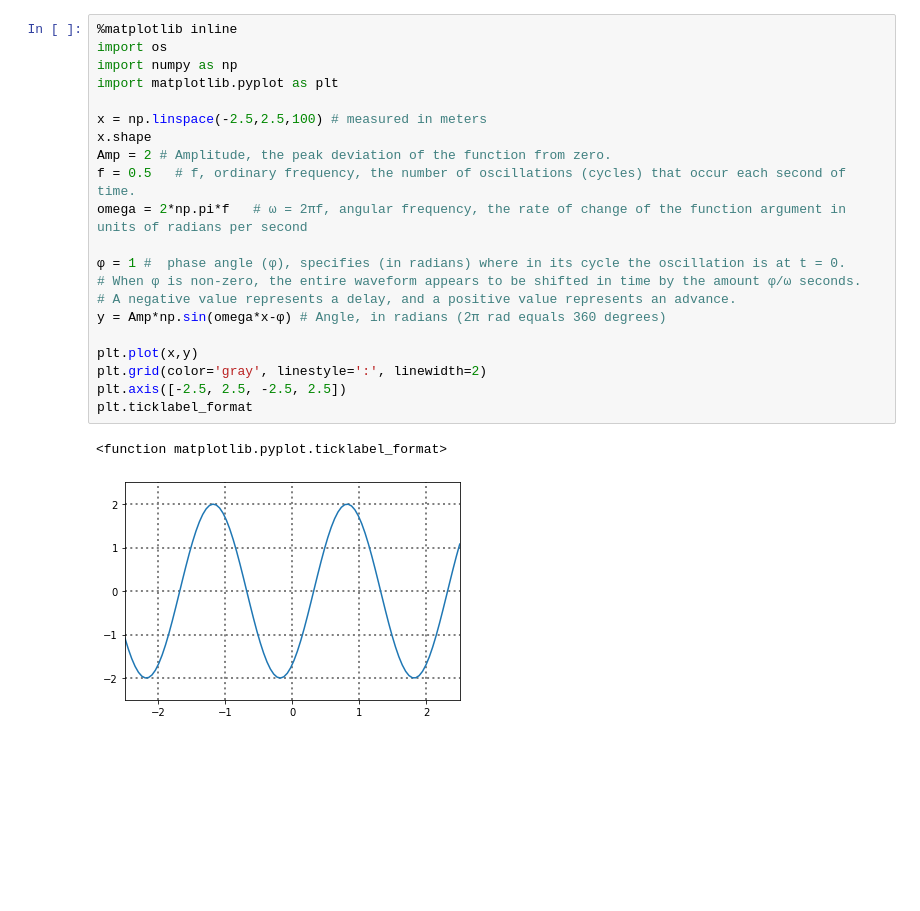
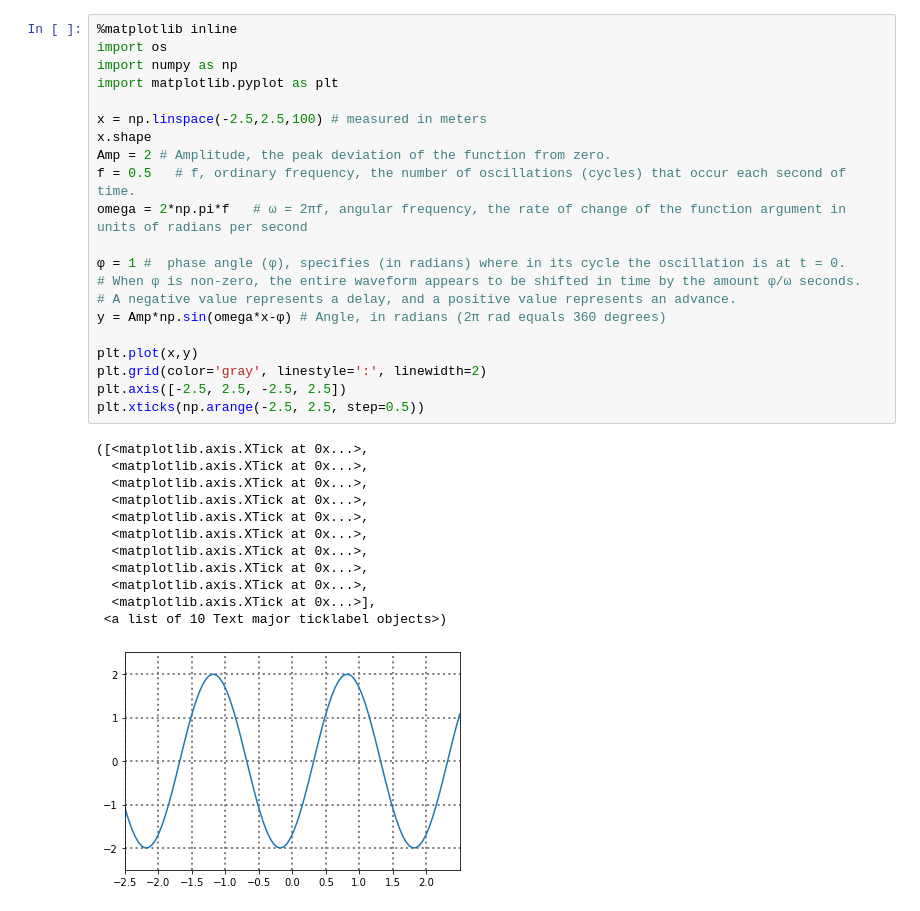
Before and after one commit to ja754969/Publicly-Archived-Datasets, a Jupyter notebook: Python_code/sinusoidal_wave.ipynb, the cells around one changed output. Cells and saved outputs as stored; diff of their text form; blank space fills up the shorter version.

```diff
--- a/Python_code/sinusoidal_wave.ipynb
+++ b/Python_code/sinusoidal_wave.ipynb
@@ -7,24 +7,34 @@ https://en.m.wikipedia.org/wiki/Sine_wave
 # %%
 %matplotlib inline
 import os
 import numpy as np
 import matplotlib.pyplot as plt
 
 x = np.linspace(-2.5,2.5,100) # measured in meters
 x.shape
 Amp = 2 # Amplitude, the peak deviation of the function from zero.
 f = 0.5   # f, ordinary frequency, the number of oscillations (cycles) that occur each second of time.
 omega = 2*np.pi*f   # ω = 2πf, angular frequency, the rate of change of the function argument in units of radians per second
 
 φ = 1 #  phase angle (φ), specifies (in radians) where in its cycle the oscillation is at t = 0.
 # When φ is non-zero, the entire waveform appears to be shifted in time by the amount φ/ω seconds.
 # A negative value represents a delay, and a positive value represents an advance.
 y = Amp*np.sin(omega*x-φ) # Angle, in radians (2π rad equals 360 degrees)
 
 plt.plot(x,y)
 plt.grid(color='gray', linestyle=':', linewidth=2)
 plt.axis([-2.5, 2.5, -2.5, 2.5])
-plt.ticklabel_format
+plt.xticks(np.arange(-2.5, 2.5, step=0.5))
 # %% [output]
-<function matplotlib.pyplot.ticklabel_format>
+([<matplotlib.axis.XTick at 0x...>,
+  <matplotlib.axis.XTick at 0x...>,
+  <matplotlib.axis.XTick at 0x...>,
+  <matplotlib.axis.XTick at 0x...>,
+  <matplotlib.axis.XTick at 0x...>,
+  <matplotlib.axis.XTick at 0x...>,
+  <matplotlib.axis.XTick at 0x...>,
+  <matplotlib.axis.XTick at 0x...>,
+  <matplotlib.axis.XTick at 0x...>,
+  <matplotlib.axis.XTick at 0x...>],
+ <a list of 10 Text major ticklabel objects>)
-[figure, old version]
+[figure, new version]
```
